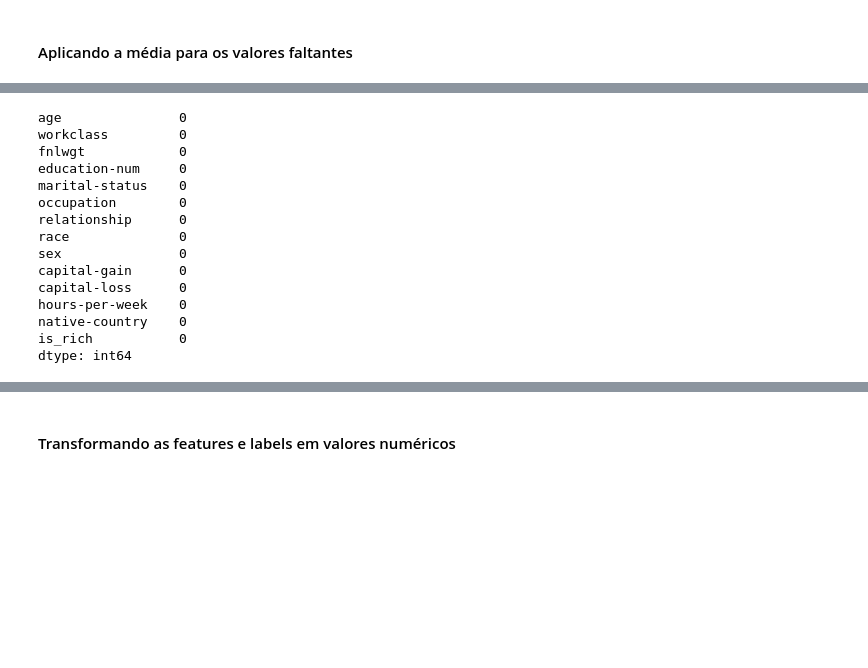
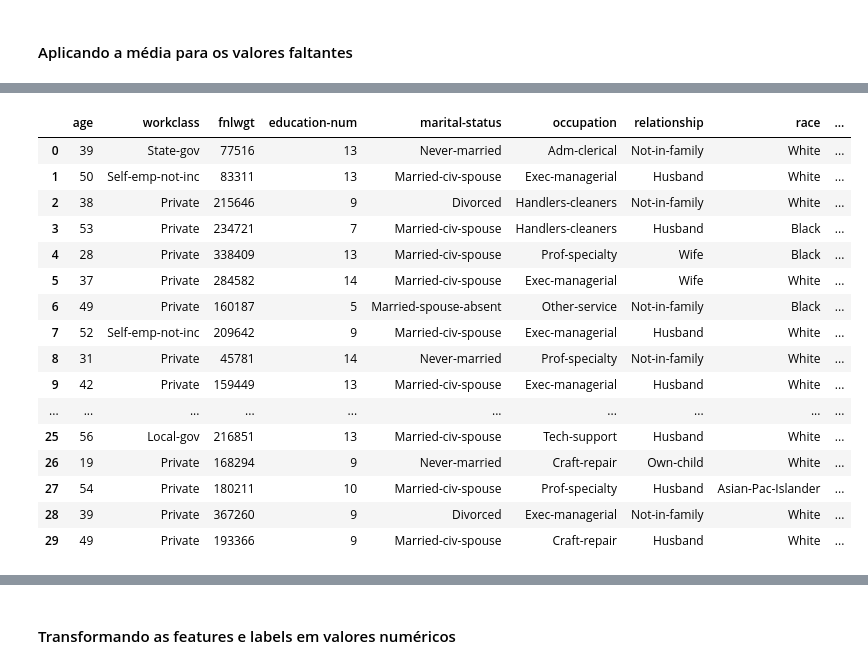
Before and after one commit to Lucas08Ben/Aprendizado-de-Maquina, a Jupyter notebook: Lista 11 - Renda de americanos dos Estados Unidos/Lista 11 - Renda dos estadunidenses.ipynb, the cells around one changed output, grey strips where cells are left out. Saved outputs shown, nothing was run; the diff lists cells and outputs as text; code cells hidden in the pictures; blank space fills up the shorter version.

```diff
--- a/Lista 11 - Renda de americanos dos Estados Unidos/Lista 11 - Renda dos estadunidenses.ipynb
+++ b/Lista 11 - Renda de americanos dos Estados Unidos/Lista 11 - Renda dos estadunidenses.ipynb
@@ -103,3 +103,6 @@ df.head(30)
 | 29 | 49 | Private | 193366 | 9 | Married-civ-spouse | Craft-repair | Husband | White | ... |
 # %% [markdown]
 #### Aplicando a média para os valores faltantes
+# %%
+df = df.apply(lambda x:x.fillna(x.value_counts().index[0]))
+df.isna().sum()
@@ -106,22 +125,22 @@ df.head(30)
+# %%
+df.head(30)
+# %% [output]
+|  | age | workclass | fnlwgt | education-num | marital-status | occupation | relationship | race | ... |
+| 0 | 39 | State-gov | 77516 | 13 | Never-married | Adm-clerical | Not-in-family | White | ... |
+| 1 | 50 | Self-emp-not-inc | 83311 | 13 | Married-civ-spouse | Exec-managerial | Husband | White | ... |
+| 2 | 38 | Private | 215646 | 9 | Divorced | Handlers-cleaners | Not-in-family | White | ... |
+| 3 | 53 | Private | 234721 | 7 | Married-civ-spouse | Handlers-cleaners | Husband | Black | ... |
+| 4 | 28 | Private | 338409 | 13 | Married-civ-spouse | Prof-specialty | Wife | Black | ... |
+| 5 | 37 | Private | 284582 | 14 | Married-civ-spouse | Exec-managerial | Wife | White | ... |
+| 6 | 49 | Private | 160187 | 5 | Married-spouse-absent | Other-service | Not-in-family | Black | ... |
+| 7 | 52 | Self-emp-not-inc | 209642 | 9 | Married-civ-spouse | Exec-managerial | Husband | White | ... |
+| 8 | 31 | Private | 45781 | 14 | Never-married | Prof-specialty | Not-in-family | White | ... |
+| 9 | 42 | Private | 159449 | 13 | Married-civ-spouse | Exec-managerial | Husband | White | ... |
+| ... | ... | ... | ... | ... | ... | ... | ... | ... | ... |
+| 25 | 56 | Local-gov | 216851 | 13 | Married-civ-spouse | Tech-support | Husband | White | ... |
+| 26 | 19 | Private | 168294 | 9 | Never-married | Craft-repair | Own-child | White | ... |
+| 27 | 54 | Private | 180211 | 10 | Married-civ-spouse | Prof-specialty | Husband | Asian-Pac-Islander | ... |
+| 28 | 39 | Private | 367260 | 9 | Divorced | Exec-managerial | Not-in-family | White | ... |
+| 29 | 49 | Private | 193366 | 9 | Married-civ-spouse | Craft-repair | Husband | White | ... |
 # %%
 from collections import Counter # importando para retornar o mais frequente!
-# %%
-for column in df.columns:
-    df[column] = df[column].replace(np.nan, Counter(df[column].values.flat).most_common(1)[0][0])
-df.isna().sum()
-# %% [output]
-age               0
-workclass         0
-fnlwgt            0
-education-num     0
-marital-status    0
-occupation        0
-relationship      0
-race              0
-sex               0
-capital-gain      0
-capital-loss      0
-hours-per-week    0
-native-country    0
-is_rich           0
-dtype: int64
```
Also changed, not shown: parts of 3 cells of this notebook.
